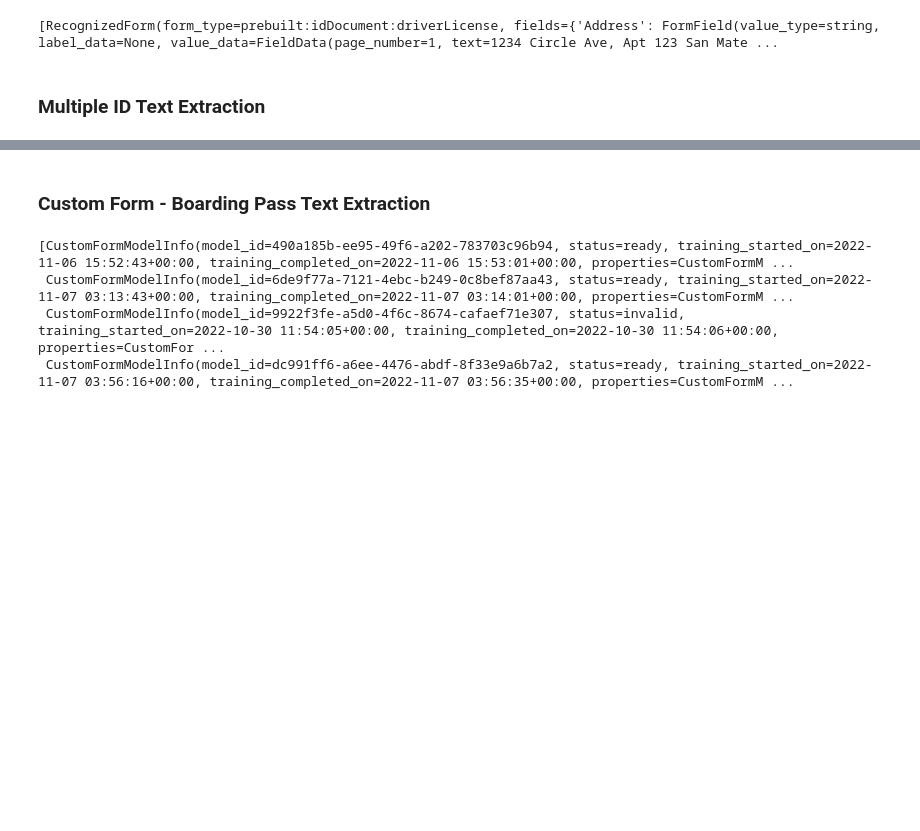
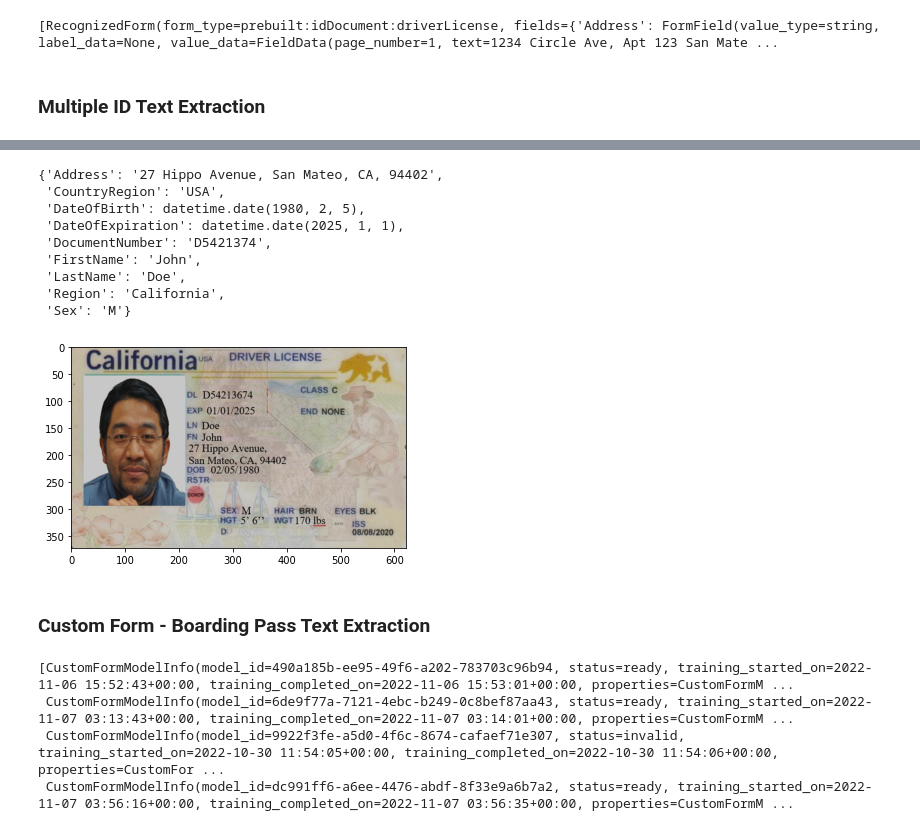
Before and after one commit to Danieldacruz7/Automated-Passenger-Boarding-Desk, a Jupyter notebook: Digital-text-Extractor.ipynb, the cells around one changed output, grey strips where cells are left out. Cells and saved outputs as stored; diff of their text form; code cells hidden in the pictures; blank space fills up the shorter version.

```diff
--- a/Digital-text-Extractor.ipynb
+++ b/Digital-text-Extractor.ipynb
@@ -88,3 +100,23 @@ list_of_ids
+# %%
+file_name = "ca-dl-john-doe.png"
+
+with open(local_image_path + "/" + file_name, 'rb') as img_code:
+    img_view_ready = Image.open(img_code)
+    plt.figure()
+    plt.imshow(img_view_ready)
+
+list_of_ids[2]
+# %% [output]
+{'Address': '27 Hippo Avenue, San Mateo, CA, 94402',
+ 'CountryRegion': 'USA',
+ 'DateOfBirth': datetime.date(1980, 2, 5),
+ 'DateOfExpiration': datetime.date(2025, 1, 1),
+ 'DocumentNumber': 'D5421374',
+ 'FirstName': 'John',
+ 'LastName': 'Doe',
+ 'Region': 'California',
+ 'Sex': 'M'}
+[figure, added]
 # %% [markdown]
 ### Custom Form - Boarding Pass Text Extraction
 # %%
```
Also changed, not shown: parts of 11 cells of this notebook, 2 other files.
